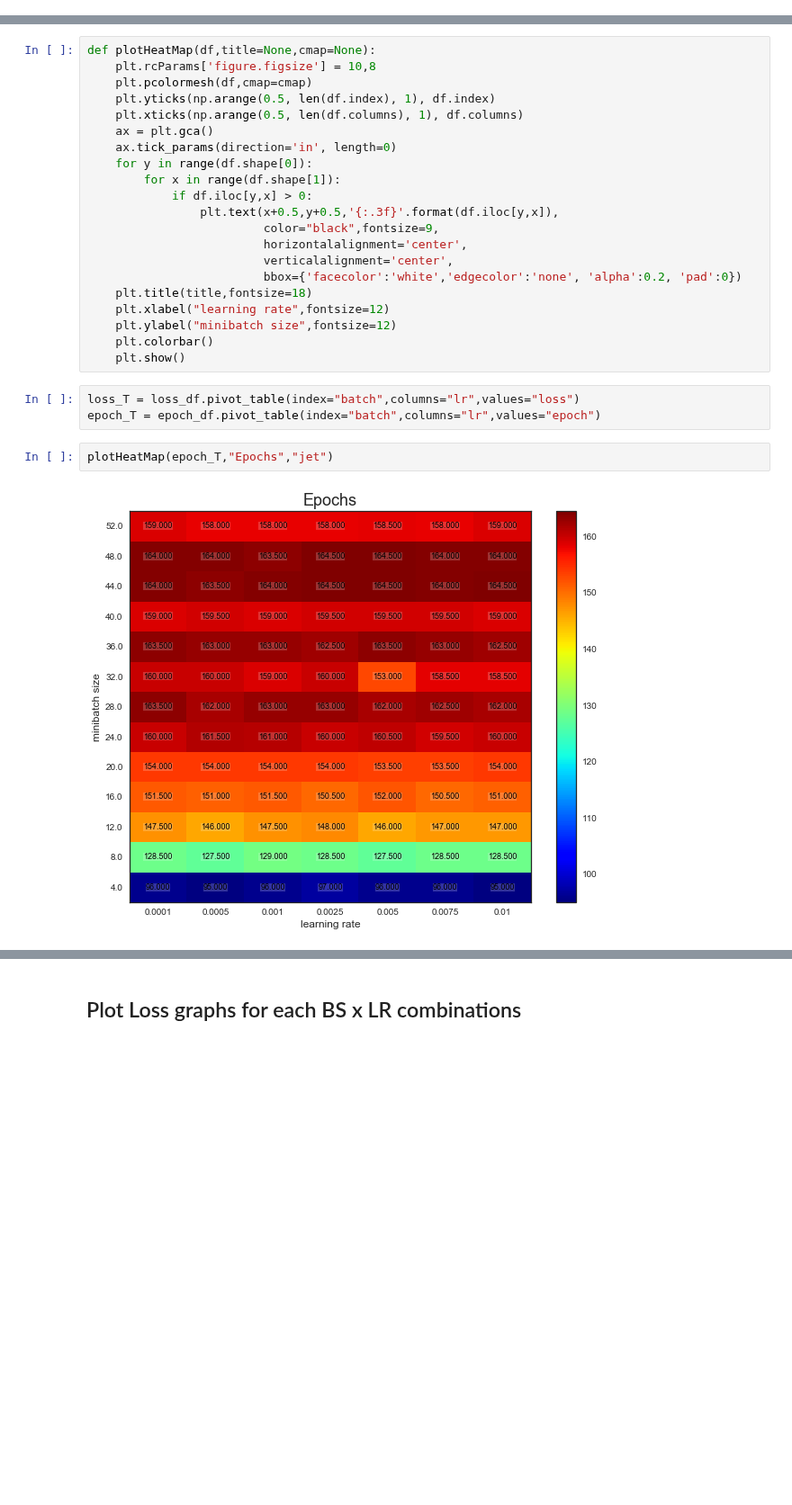
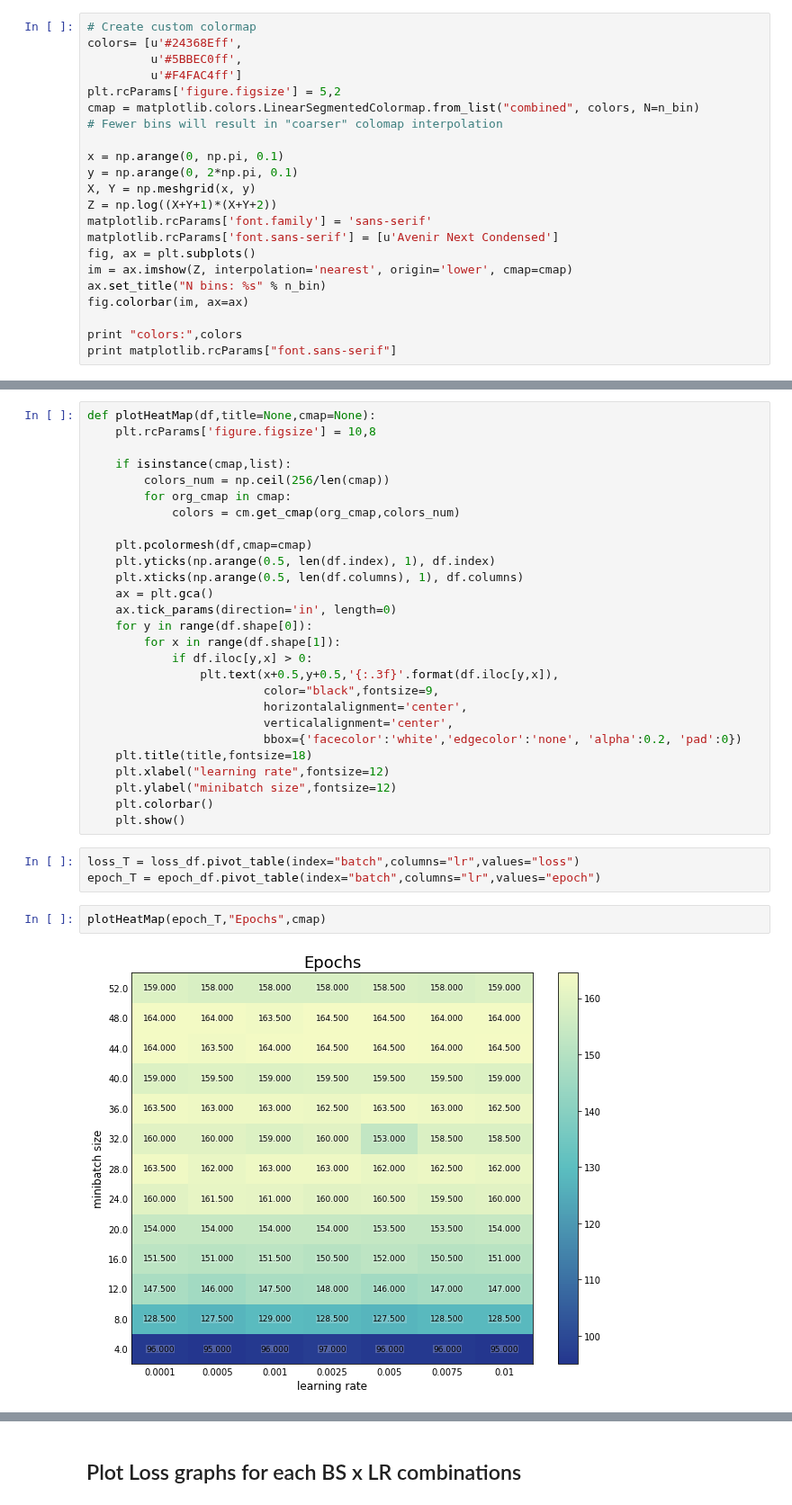
Before and after one commit to pyotr777/mlbenchmarks, a Jupyter notebook: image-caption/DL_imagecap_fixtime_1800s.ipynb, the cells around one changed output, grey strips where cells are left out. Shown at 90% size. Drawn from its saved outputs; the diff is of its cells as text; blank space fills up the shorter version.

Commit message:
Added custom colormap and removed unused code.

```diff
--- a/image-caption/DL_imagecap_fixtime_1800s.ipynb
+++ b/image-caption/DL_imagecap_fixtime_1800s.ipynb
@@ -301,0 +334,22 @@ epoch_df = df_mean[['batch','lr','epoch']]
+# %%
+# Create custom colormap
+colors= [u'#24368Eff',
+         u'#5BBEC0ff',
+         u'#F4FAC4ff']
+plt.rcParams['figure.figsize'] = 5,2
+cmap = matplotlib.colors.LinearSegmentedColormap.from_list("combined", colors, N=n_bin)
+# Fewer bins will result in "coarser" colomap interpolation
+
+x = np.arange(0, np.pi, 0.1)
+y = np.arange(0, 2*np.pi, 0.1)
+X, Y = np.meshgrid(x, y)
+Z = np.log((X+Y+1)*(X+Y+2))
+matplotlib.rcParams['font.family'] = 'sans-serif'
+matplotlib.rcParams['font.sans-serif'] = [u'Avenir Next Condensed']
+fig, ax = plt.subplots()
+im = ax.imshow(Z, interpolation='nearest', origin='lower', cmap=cmap)
+ax.set_title("N bins: %s" % n_bin)
+fig.colorbar(im, ax=ax)
+
+print "colors:",colors
+print matplotlib.rcParams["font.sans-serif"]
@@ -302,6 +360,12 @@ epoch_df = df_mean[['batch','lr','epoch']]
 # %%
 def plotHeatMap(df,title=None,cmap=None):
     plt.rcParams['figure.figsize'] = 10,8
+
+    if isinstance(cmap,list):
+        colors_num = np.ceil(256/len(cmap))
+        for org_cmap in cmap:
+            colors = cm.get_cmap(org_cmap,colors_num)
+
     plt.pcolormesh(df,cmap=cmap)
     plt.yticks(np.arange(0.5, len(df.index), 1), df.index)
     plt.xticks(np.arange(0.5, len(df.columns), 1), df.columns)
@@ -324,9 +388,9 @@ def plotHeatMap(df,title=None,cmap=None):
 loss_T = loss_df.pivot_table(index="batch",columns="lr",values="loss")
 epoch_T = epoch_df.pivot_table(index="batch",columns="lr",values="epoch")
 # %%
-plotHeatMap(epoch_T,"Epochs","jet")
+plotHeatMap(epoch_T,"Epochs",cmap)
 # %% [output]
-[figure, old version]
+[figure, new version]
 # %%
 plotHeatMap(loss_T,"Loss","jet")
 # %% [output]
```
Also changed, not shown: parts of 5 cells of this notebook, 1 other file.
